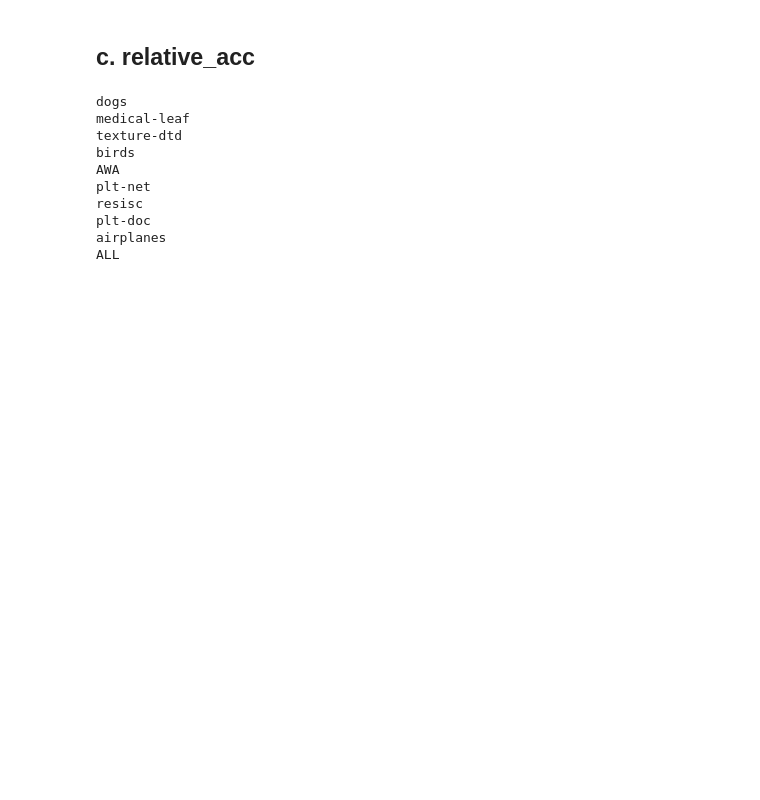
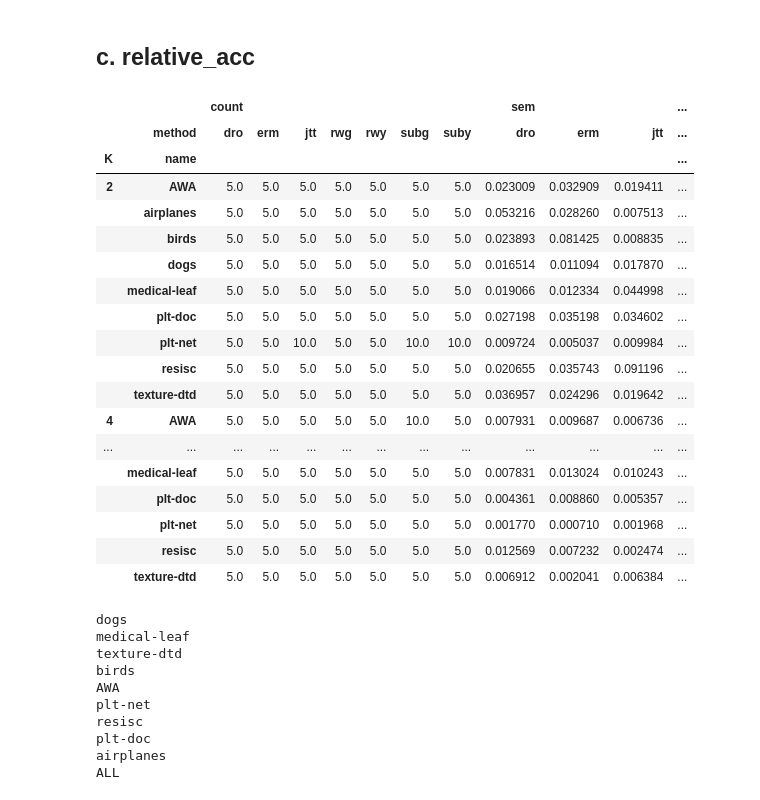
Before and after one commit to AurelienGauffre/SMABalancingGroups, a Jupyter notebook: SMA_Analysis.ipynb, the cells around one changed output. Saved outputs shown, nothing was run; the diff lists cells and outputs as text; code cells hidden in the pictures; blank space fills up the shorter version.

```diff
--- a/SMA_Analysis.ipynb
+++ b/SMA_Analysis.ipynb
@@ -392,6 +377,30 @@ airplanes
 ALL
 # %% [markdown]
 ## c. relative_acc
+# %%
+x_axis = 'K'
+y_axis = 'relative_grp_acc_te' #'mean_grp_acc_te'
+plot_graph_all(df_fix_mu, x_axis, y_axis,error_bars=False, normalize=NORMALIZE)
+# %% [output]
+|  |  | count |  |  |  |  |  |  | sem |  |  | ... |
+|  | method | dro | erm | jtt | rwg | rwy | subg | suby | dro | erm | jtt | ... |
+| K | name |  |  |  |  |  |  |  |  |  |  | ... |
+| 2 | AWA | 5.0 | 5.0 | 5.0 | 5.0 | 5.0 | 5.0 | 5.0 | 0.023009 | 0.032909 | 0.019411 | ... |
+|  | airplanes | 5.0 | 5.0 | 5.0 | 5.0 | 5.0 | 5.0 | 5.0 | 0.053216 | 0.028260 | 0.007513 | ... |
+|  | birds | 5.0 | 5.0 | 5.0 | 5.0 | 5.0 | 5.0 | 5.0 | 0.023893 | 0.081425 | 0.008835 | ... |
+|  | dogs | 5.0 | 5.0 | 5.0 | 5.0 | 5.0 | 5.0 | 5.0 | 0.016514 | 0.011094 | 0.017870 | ... |
+|  | medical-leaf | 5.0 | 5.0 | 5.0 | 5.0 | 5.0 | 5.0 | 5.0 | 0.019066 | 0.012334 | 0.044998 | ... |
+|  | plt-doc | 5.0 | 5.0 | 5.0 | 5.0 | 5.0 | 5.0 | 5.0 | 0.027198 | 0.035198 | 0.034602 | ... |
+|  | plt-net | 5.0 | 5.0 | 10.0 | 5.0 | 5.0 | 10.0 | 10.0 | 0.009724 | 0.005037 | 0.009984 | ... |
+|  | resisc | 5.0 | 5.0 | 5.0 | 5.0 | 5.0 | 5.0 | 5.0 | 0.020655 | 0.035743 | 0.091196 | ... |
+|  | texture-dtd | 5.0 | 5.0 | 5.0 | 5.0 | 5.0 | 5.0 | 5.0 | 0.036957 | 0.024296 | 0.019642 | ... |
+| 4 | AWA | 5.0 | 5.0 | 5.0 | 5.0 | 5.0 | 10.0 | 5.0 | 0.007931 | 0.009687 | 0.006736 | ... |
+| ... | ... | ... | ... | ... | ... | ... | ... | ... | ... | ... | ... | ... |
+|  | medical-leaf | 5.0 | 5.0 | 5.0 | 5.0 | 5.0 | 5.0 | 5.0 | 0.007831 | 0.013024 | 0.010243 | ... |
+|  | plt-doc | 5.0 | 5.0 | 5.0 | 5.0 | 5.0 | 5.0 | 5.0 | 0.004361 | 0.008860 | 0.005357 | ... |
+|  | plt-net | 5.0 | 5.0 | 5.0 | 5.0 | 5.0 | 5.0 | 5.0 | 0.001770 | 0.000710 | 0.001968 | ... |
+|  | resisc | 5.0 | 5.0 | 5.0 | 5.0 | 5.0 | 5.0 | 5.0 | 0.012569 | 0.007232 | 0.002474 | ... |
+|  | texture-dtd | 5.0 | 5.0 | 5.0 | 5.0 | 5.0 | 5.0 | 5.0 | 0.006912 | 0.002041 | 0.006384 | ... |
 # %%
 x_axis = 'K'
 y_axis = 'relative_grp_acc_te' #'mean_grp_acc_te'
```
Also changed, not shown: parts of 13 cells of this notebook, 10 other files.
